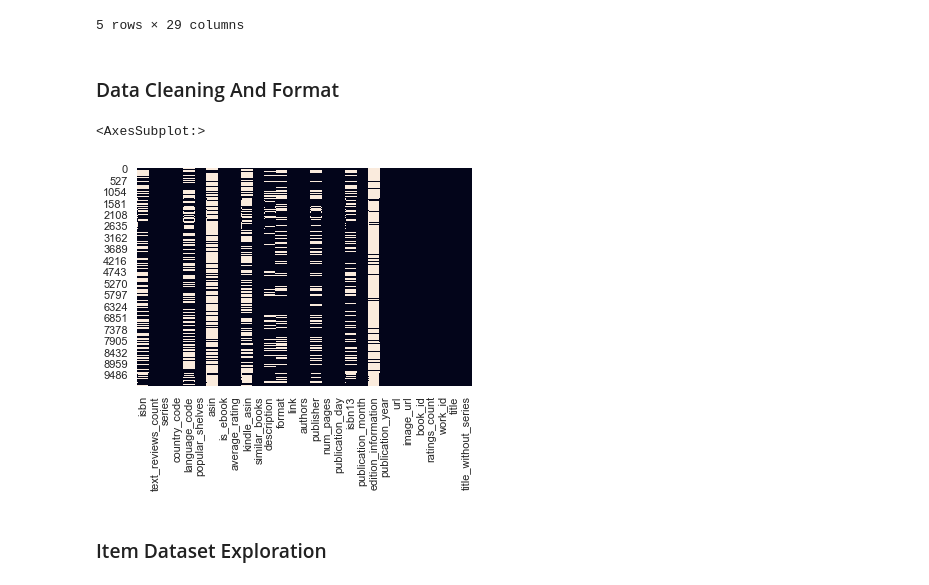
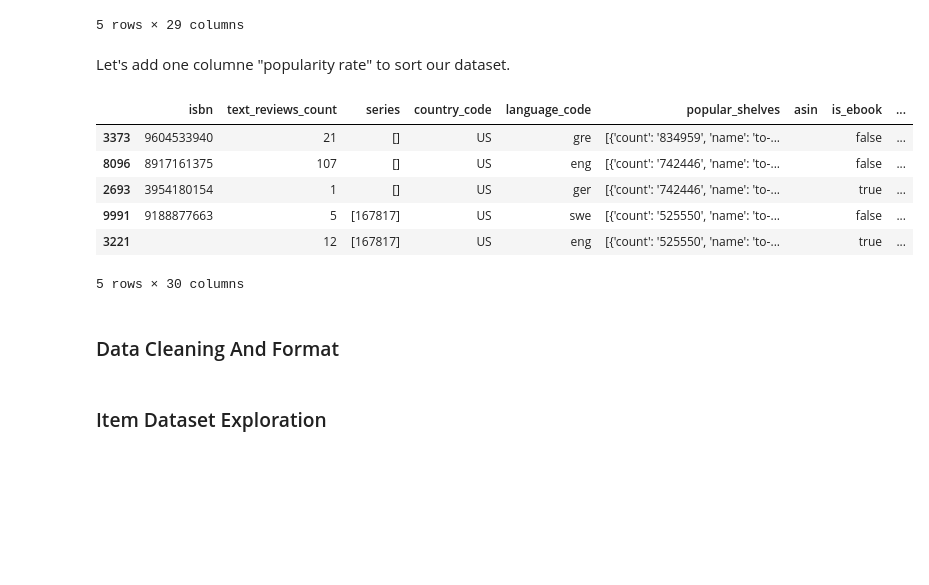
Before and after one commit to Benjouzz/DS50_backend, a Jupyter notebook: dataset_exploration.ipynb, the cells around one changed output. Cells and saved outputs as stored; diff of their text form; code cells hidden in the pictures; blank space fills up the shorter version.

```diff
--- a/dataset_exploration.ipynb
+++ b/dataset_exploration.ipynb
@@ -67,3 +64,26 @@ books.head()
 | 3 | 0743294297 | 3282 | [] | US | eng | [{'count': '7615', 'name': 'to-re... |  | false | ... |
 | 4 | 0850308712 | 5 | [] | US |  | [{'count': '32', 'name': 'to-read... |  | false | ... |
 5 rows × 29 columns
+# %% [markdown]
+Let's add one columne "popularity rate" to sort our dataset.
+# %%
+popularity_rate = []
+for index, row in books.iterrows():
+    count = 0
+    for cat in row['popular_shelves']:
+        count += int(cat['count'])
+    popularity_rate.append(count)
+
+books['popularity_rate'] = popularity_rate
+
+books.sort_values(by=['popularity_rate'], ascending=False, inplace=True)
+
+books.head()
+# %% [output]
+|  | isbn | text_reviews_count | series | country_code | language_code | popular_shelves | asin | is_ebook | ... |
+| 3373 | 9604533940 | 21 | [] | US | gre | [{'count': '834959', 'name': 'to-... |  | false | ... |
+| 8096 | 8917161375 | 107 | [] | US | eng | [{'count': '742446', 'name': 'to-... |  | false | ... |
+| 2693 | 3954180154 | 1 | [] | US | ger | [{'count': '742446', 'name': 'to-... |  | true | ... |
+| 9991 | 9188877663 | 5 | [167817] | US | swe | [{'count': '525550', 'name': 'to-... |  | false | ... |
+| 3221 |  | 12 | [167817] | US | eng | [{'count': '525550', 'name': 'to-... |  | true | ... |
+5 rows × 30 columns
@@ -84,9 +107,6 @@ for col in floats:
     books[col] = books[col].astype(float)
 # %%
 sns.heatmap(books.isnull(), cbar=False)
-# %% [output]
-<AxesSubplot:>
-[figure, removed]
 # %% [markdown]
 ### Item Dataset Exploration
 # %%
```
Also changed, not shown: parts of 30 cells of this notebook, 1 other file.
